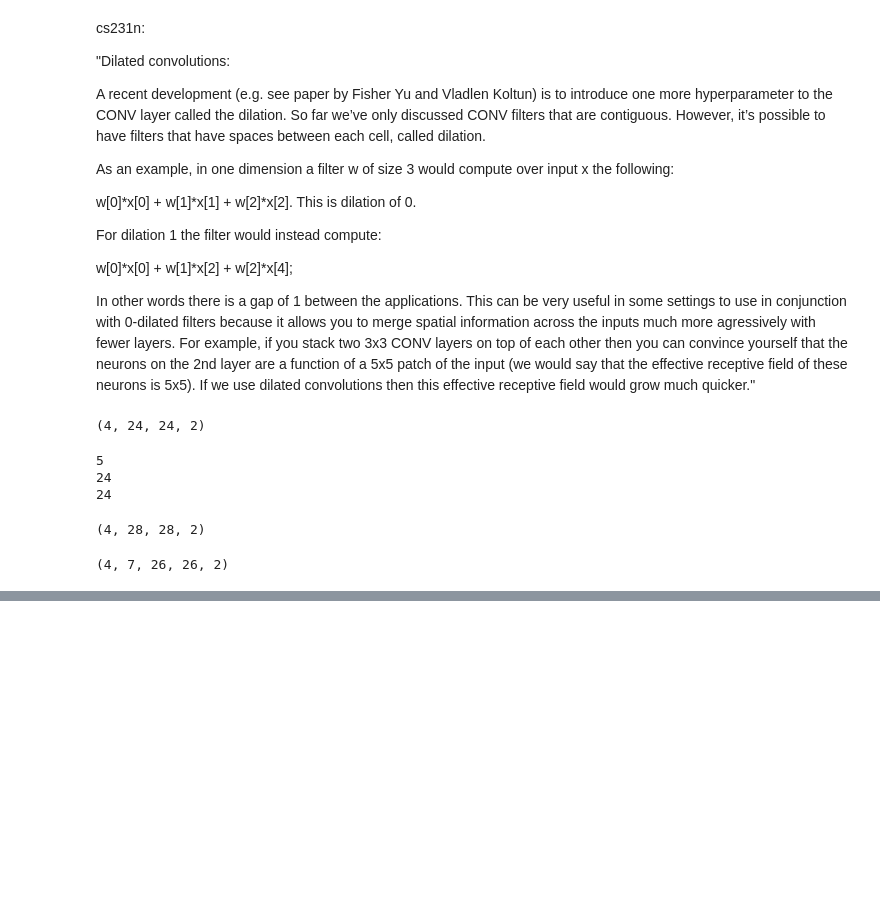
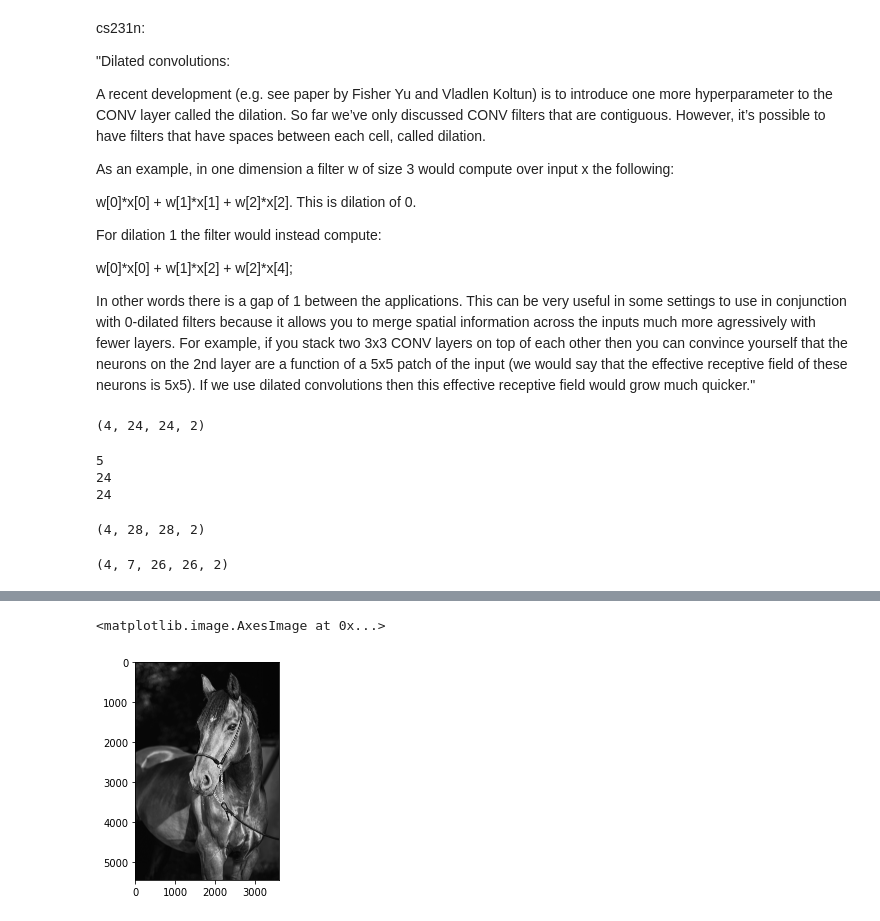
Before and after one commit to pelinbalci/TF_Intro, a Jupyter notebook: lecture_2_convolutions.ipynb, the cells around one changed output, grey strips where cells are left out. Drawn from its saved outputs; the diff is of its cells as text; code cells hidden in the pictures; blank space fills up the shorter version.

```diff
--- a/lecture_2_convolutions.ipynb
+++ b/lecture_2_convolutions.ipynb
@@ -352,0 +432,8 @@ print(y.shape)
+# %%
+from PIL import Image
+
+old_img = Image.fromarray(gray_image)
+plt.imshow(old_img)
+# %% [output]
+<matplotlib.image.AxesImage at 0x...>
+[figure, added]
```
Also changed, not shown: parts of 11 cells of this notebook.
